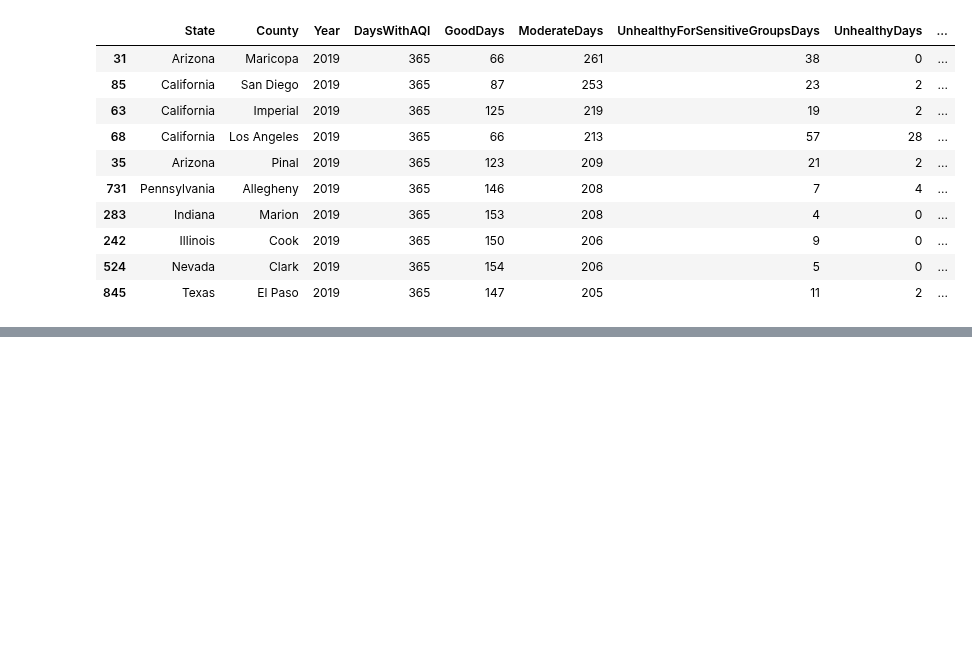
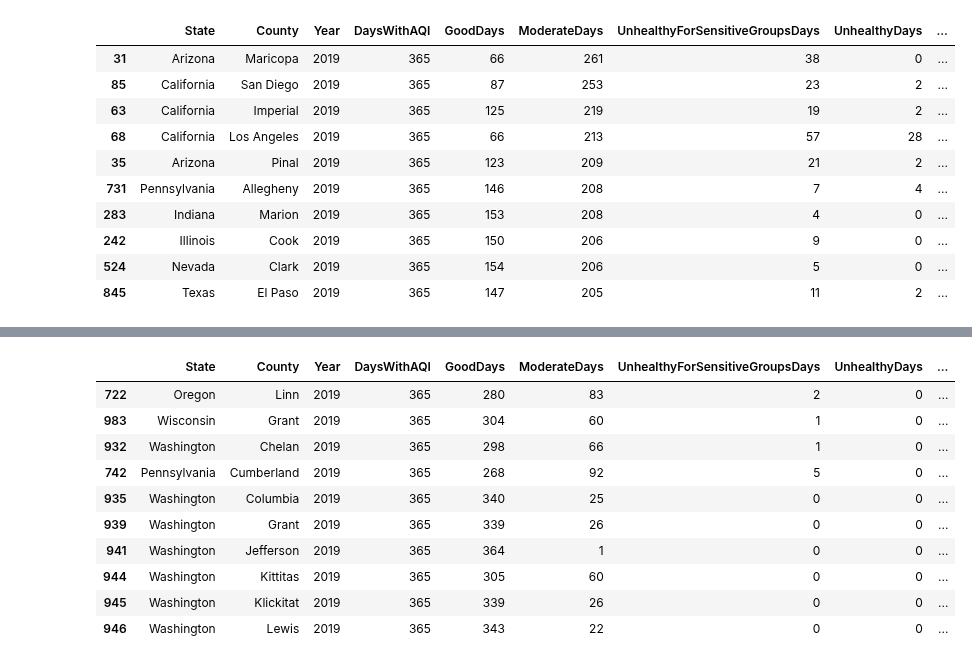
Before and after one commit to AvatarJoshi/copd_project, a Jupyter notebook: 2019/AirQuality_2019.ipynb, the cells around one changed output, grey strips where cells are left out. Saved outputs shown, nothing was run; the diff lists cells and outputs as text; code cells hidden in the pictures; blank space fills up the shorter version.

```diff
--- a/2019/AirQuality_2019.ipynb
+++ b/2019/AirQuality_2019.ipynb
@@ -188,3 +188,18 @@ aqi_df.sort_values(by=['DaysOzone'],  ascending=False).head(10)
 | 176 | Florida | Pasco | 2019 | 365 | 336 | 29 | 0 | 0 | ... |
 | 174 | Florida | Osceola | 2019 | 364 | 338 | 22 | 4 | 0 | ... |
 | 369 | Louisiana | St. John the Baptist | 2019 | 364 | 334 | 30 | 0 | 0 | ... |
+# %%
+# Sort by Days of PM2.5
+aqi_df.sort_values(by=['DaysPM2.5'],  ascending=False).head(10)
+# %% [output]
+|  | State | County | Year | DaysWithAQI | GoodDays | ModerateDays | UnhealthyForSensitiveGroupsDays | UnhealthyDays | ... |
+| 722 | Oregon | Linn | 2019 | 365 | 280 | 83 | 2 | 0 | ... |
+| 983 | Wisconsin | Grant | 2019 | 365 | 304 | 60 | 1 | 0 | ... |
+| 932 | Washington | Chelan | 2019 | 365 | 298 | 66 | 1 | 0 | ... |
+| 742 | Pennsylvania | Cumberland | 2019 | 365 | 268 | 92 | 5 | 0 | ... |
+| 935 | Washington | Columbia | 2019 | 365 | 340 | 25 | 0 | 0 | ... |
+| 939 | Washington | Grant | 2019 | 365 | 339 | 26 | 0 | 0 | ... |
+| 941 | Washington | Jefferson | 2019 | 365 | 364 | 1 | 0 | 0 | ... |
+| 944 | Washington | Kittitas | 2019 | 365 | 305 | 60 | 0 | 0 | ... |
+| 945 | Washington | Klickitat | 2019 | 365 | 339 | 26 | 0 | 0 | ... |
+| 946 | Washington | Lewis | 2019 | 365 | 343 | 22 | 0 | 0 | ... |
```
Also changed, not shown: parts of 8 cells of this notebook.
